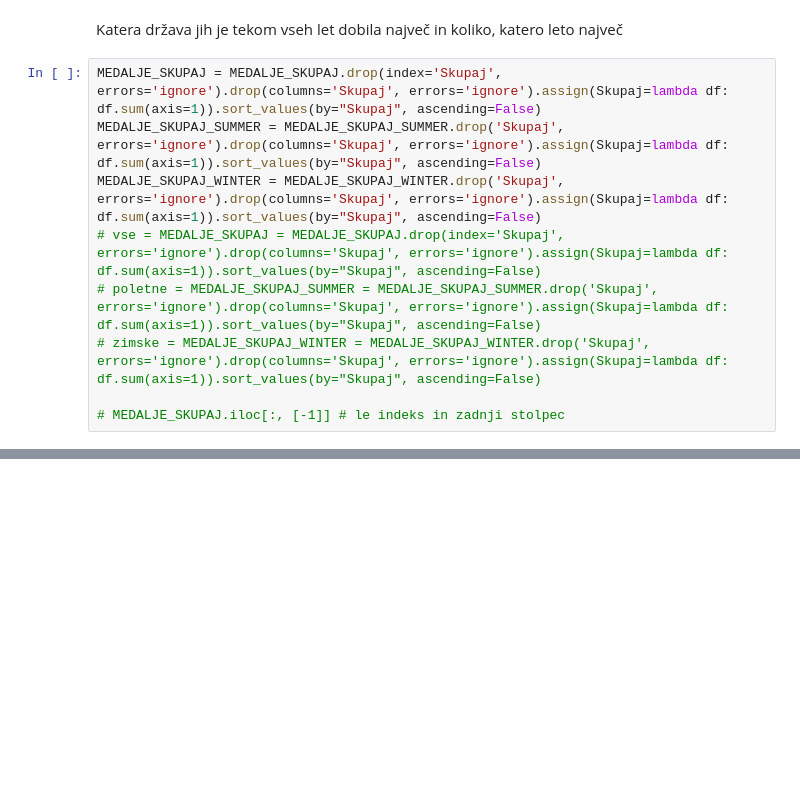
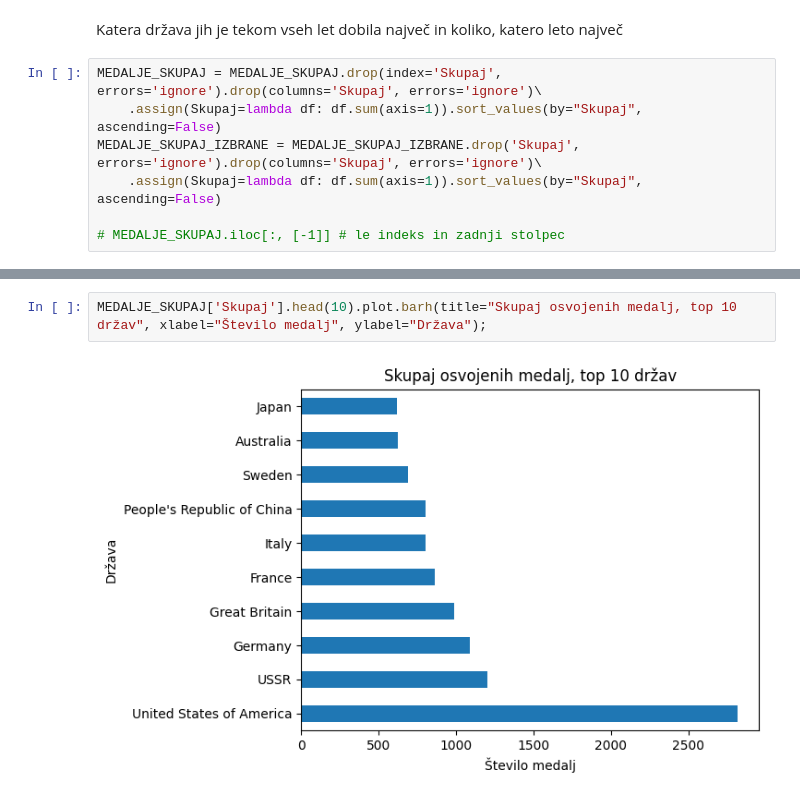
Before and after one commit to Kajaaa9/seminarska_naloga-olimpijske_igre, a Jupyter notebook: oi5_analiza.ipynb, the cells around one changed output, grey strips where cells are left out. Cells and saved outputs as stored; diff of their text form; blank space fills up the shorter version.

Commit message:
analiza podatkov - narejeno uvoz podatkov, splosno, medalje

```diff
--- a/oi5_analiza.ipynb
+++ b/oi5_analiza.ipynb
@@ -97,11 +93,9 @@ MEDALJE_SKUPAJ2_SUMMER.loc['Skupaj'].plot.bar(title="Skupaj osvojenih medalj po
 # %% [markdown]
 Katera država jih je tekom vseh let dobila največ in koliko, katero leto največ
 # %%
-MEDALJE_SKUPAJ = MEDALJE_SKUPAJ.drop(index='Skupaj', errors='ignore').drop(columns='Skupaj', errors='ignore').assign(Skupaj=lambda df: df.sum(axis=1)).sort_values(by="Skupaj", ascending=False)
-MEDALJE_SKUPAJ_SUMMER = MEDALJE_SKUPAJ_SUMMER.drop('Skupaj', errors='ignore').drop(columns='Skupaj', errors='ignore').assign(Skupaj=lambda df: df.sum(axis=1)).sort_values(by="Skupaj", ascending=False)
-MEDALJE_SKUPAJ_WINTER = MEDALJE_SKUPAJ_WINTER.drop('Skupaj', errors='ignore').drop(columns='Skupaj', errors='ignore').assign(Skupaj=lambda df: df.sum(axis=1)).sort_values(by="Skupaj", ascending=False)
-# vse = MEDALJE_SKUPAJ = MEDALJE_SKUPAJ.drop(index='Skupaj', errors='ignore').drop(columns='Skupaj', errors='ignore').assign(Skupaj=lambda df: df.sum(axis=1)).sort_values(by="Skupaj", ascending=False)
-# poletne = MEDALJE_SKUPAJ_SUMMER = MEDALJE_SKUPAJ_SUMMER.drop('Skupaj', errors='ignore').drop(columns='Skupaj', errors='ignore').assign(Skupaj=lambda df: df.sum(axis=1)).sort_values(by="Skupaj", ascending=False)
-# zimske = MEDALJE_SKUPAJ_WINTER = MEDALJE_SKUPAJ_WINTER.drop('Skupaj', errors='ignore').drop(columns='Skupaj', errors='ignore').assign(Skupaj=lambda df: df.sum(axis=1)).sort_values(by="Skupaj", ascending=False)
+MEDALJE_SKUPAJ = MEDALJE_SKUPAJ.drop(index='Skupaj', errors='ignore').drop(columns='Skupaj', errors='ignore')\
+    .assign(Skupaj=lambda df: df.sum(axis=1)).sort_values(by="Skupaj", ascending=False)
+MEDALJE_SKUPAJ_IZBRANE = MEDALJE_SKUPAJ_IZBRANE.drop('Skupaj', errors='ignore').drop(columns='Skupaj', errors='ignore')\
+    .assign(Skupaj=lambda df: df.sum(axis=1)).sort_values(by="Skupaj", ascending=False)
 
 # MEDALJE_SKUPAJ.iloc[:, [-1]] # le indeks in zadnji stolpec
@@ -125,3 +119,7 @@ print(f"Od leta {MEDALJE_SKUPAJ_SUMMER.columns[0].split('-')[0]} je na poletnih
 # %% [output]
 Od leta 1896 je na poletnih olimpijskih igrah skupno največ medalj dosegla United States of America in sicer 2485.
 Največ medalj so osvojili leta 1984 v mestu Los Angeles in sicer 174.
+# %%
+MEDALJE_SKUPAJ['Skupaj'].head(10).plot.barh(title="Skupaj osvojenih medalj, top 10 držav", xlabel="Število medalj", ylabel="Država");
+# %% [output]
+[figure, added]
```
Also changed, not shown: parts of 20 cells of this notebook.
